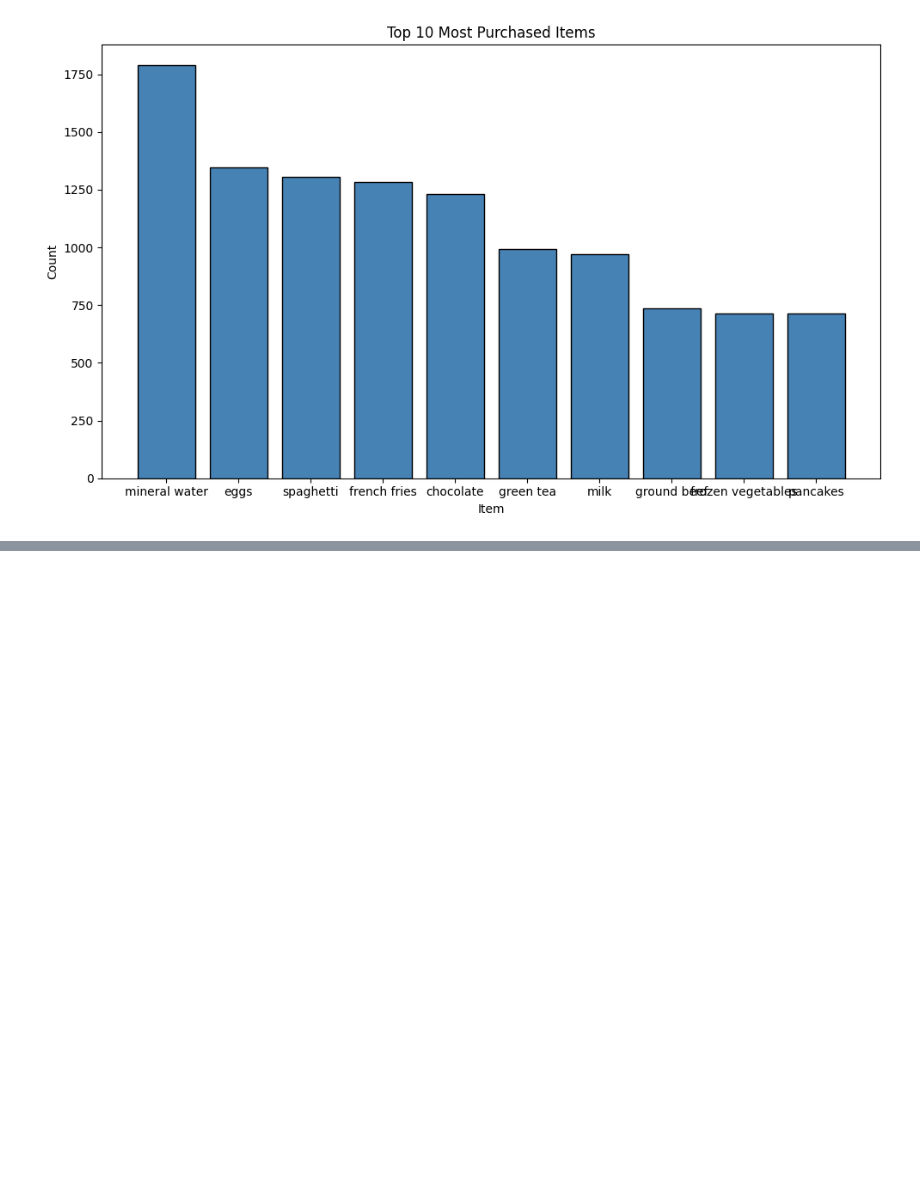
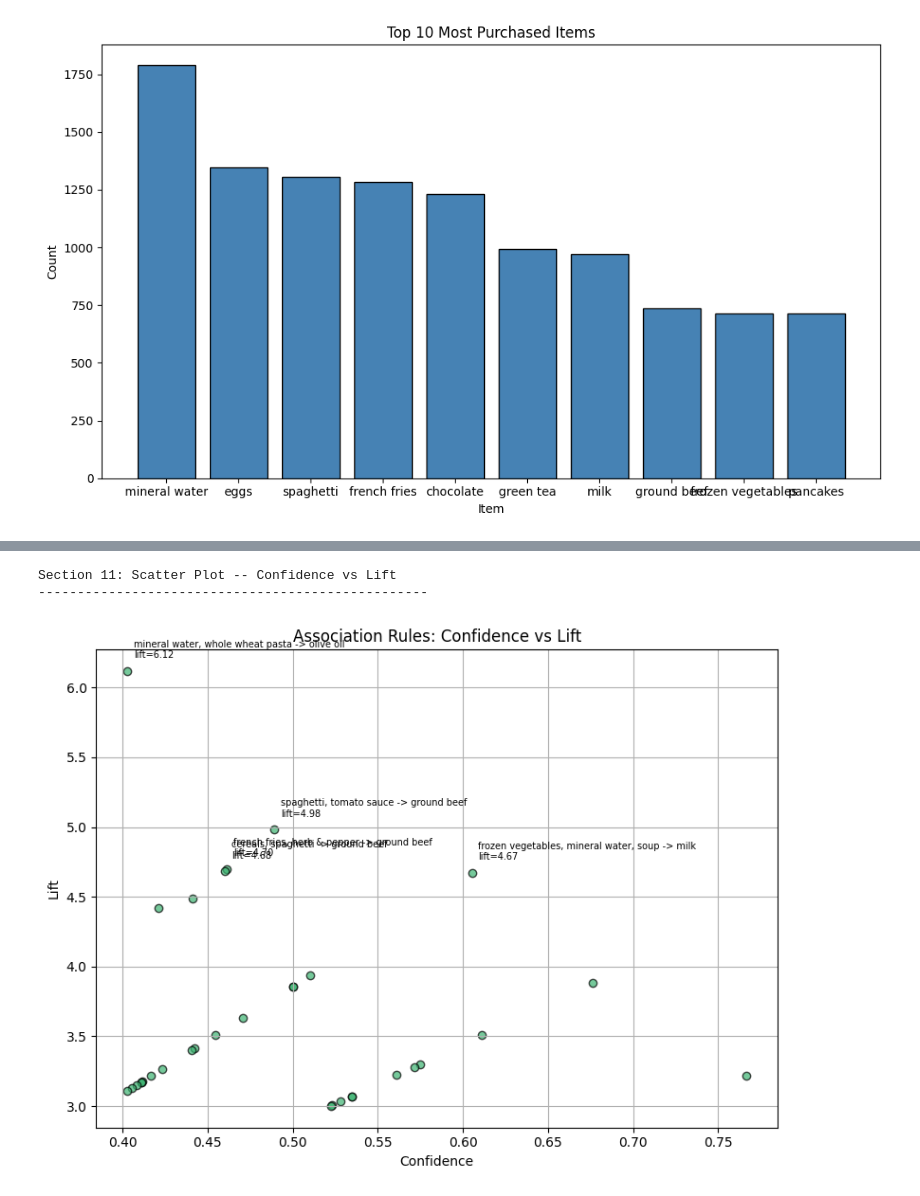
Before and after one commit to POTATO0826/Data-Mining-Assignment-2-, a Jupyter notebook: Data-Mining-Assignment2-1.ipynb, the cells around one changed output, grey strips where cells are left out. Drawn from its saved outputs; the diff is of its cells as text; code cells hidden in the pictures; blank space fills up the shorter version.

```diff
--- a/Data-Mining-Assignment2-1.ipynb
+++ b/Data-Mining-Assignment2-1.ipynb
@@ -317,0 +379,24 @@ Section 8: Bar Chart -- Top 10 Most Purchase Item
+# %%
+#Section 11 -- Scatter plot: Confidence vs Lift
+print("Section 11: Scatter Plot -- Confidence vs Lift")
+print("-" * 50)
+
+plt.figure(figsize=(8,6))
+plt.scatter(rules_df['confidence'], rules_df['lift'], alpha=0.7, edgecolors='k', color= 'mediumseagreen')
+plt.xlabel('Confidence')
+plt.ylabel('Lift')
+plt.title('Association Rules: Confidence vs Lift')
+plt.grid(True)
+
+for _, row in top5.iterrows():
+    label = f"{row['antecedent_item']} -> {row['consequent_item']}\nlift={row['lift']:.2f}"
+    plt.annotate(label, (row['confidence'], row['lift']),
+                 textcoords="offset points", xytext=(5,10), fontsize=7)
+
+plt.tight_layout()
+plt.savefig('section11_confidence_vs_lift.png', bbox_inches='tight')
+plt.show()
+# %% [output]
+Section 11: Scatter Plot -- Confidence vs Lift
+--------------------------------------------------
+[figure, added]
```
Also changed, not shown: parts of 3 cells of this notebook, 6 other files.
